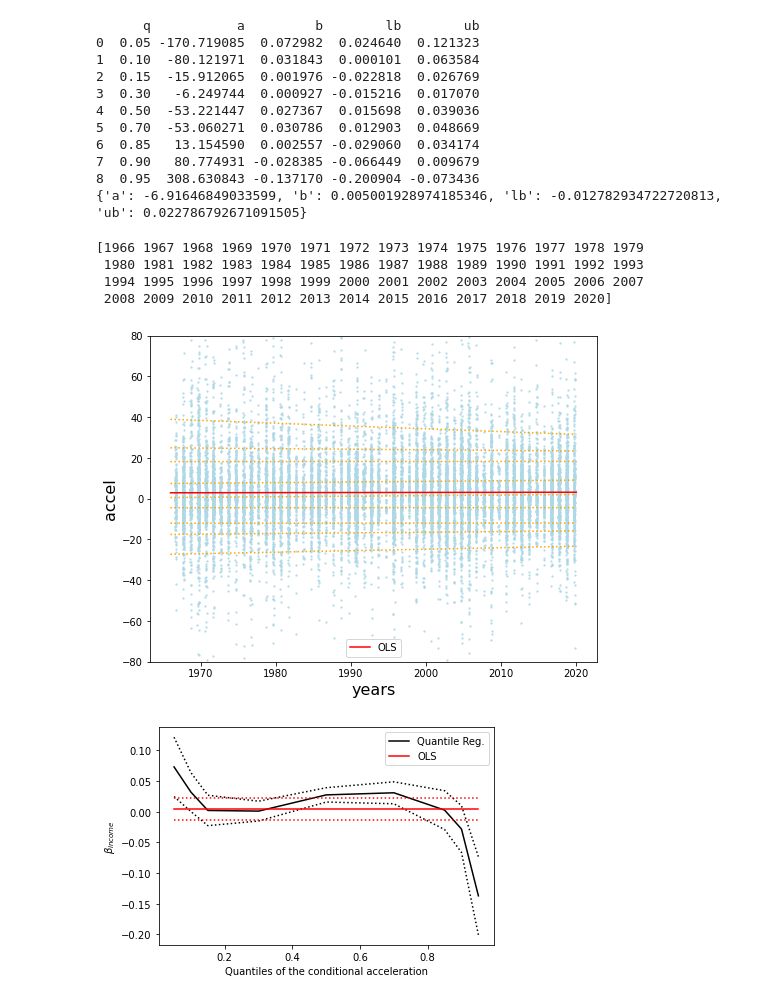
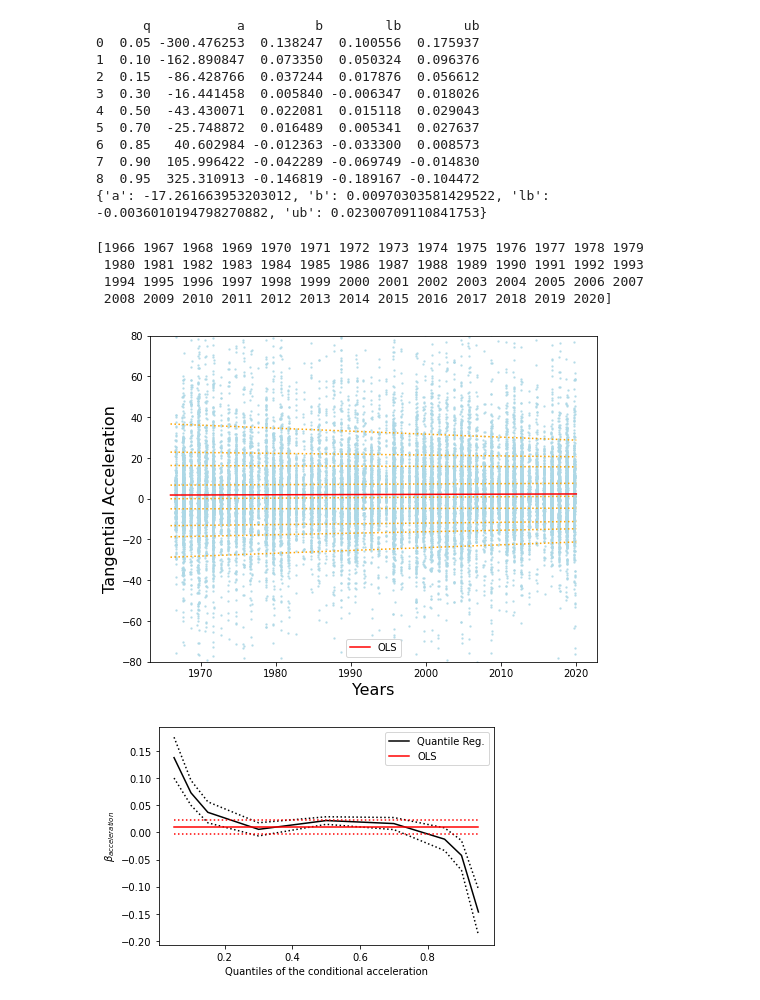
Before and after one commit to aiyyer/tcaccel, a Jupyter notebook: trend/python/qr.ipynb, the cells around one changed output. Cells and saved outputs as stored; diff of their text form; code cells hidden in the pictures.

```diff
--- a/trend/python/qr.ipynb
+++ b/trend/python/qr.ipynb
@@ -8,7 +8,18 @@ import statsmodels.formula.api as smf
 import matplotlib.pyplot as plt
 
 
-fileName = './yearly_tang.nc'
+
+# entire ATL
+#fileName = 'tang_ASO_atl_0_90.nc'
+#output1 = "tang_scatter_ASO_atl_0_90.png"
+#output2 = "beta_ASO_atl_0_90.png"
+
+# 20-40N
+fileName = 'tang_ASO_atl_20_40.nc'
+output1 = "tang_scatter_ASO_atl_20_40.png"
+output2 = "beta_ASO_atl_20_40.png"
+
+
 ds = xr.open_dataset(fileName)
 print(ds)
 # %% [output]
@@ -136,16 +147,16 @@ print(models)
 print(ols)
 # %% [output]
       q           a         b        lb        ub
-0  0.05 -170.719085  0.072982  0.024640  0.121323
-1  0.10  -80.121971  0.031843  0.000101  0.063584
-2  0.15  -15.912065  0.001976 -0.022818  0.026769
-3  0.30   -6.249744  0.000927 -0.015216  0.017070
-4  0.50  -53.221447  0.027367  0.015698  0.039036
-5  0.70  -53.060271  0.030786  0.012903  0.048669
-6  0.85   13.154590  0.002557 -0.029060  0.034174
-7  0.90   80.774931 -0.028385 -0.066449  0.009679
-8  0.95  308.630843 -0.137170 -0.200904 -0.073436
-{'a': -6.91646849033599, 'b': 0.005001928974185346, 'lb': -0.012782934722720813, 'ub': 0.022786792671091505}
+0  0.05 -300.476253  0.138247  0.100556  0.175937
+1  0.10 -162.890847  0.073350  0.050324  0.096376
+2  0.15  -86.428766  0.037244  0.017876  0.056612
+3  0.30  -16.441458  0.005840 -0.006347  0.018026
+4  0.50  -43.430071  0.022081  0.015118  0.029043
+5  0.70  -25.748872  0.016489  0.005341  0.027637
+6  0.85   40.602984 -0.012363 -0.033300  0.008573
+7  0.90  105.996422 -0.042289 -0.069749 -0.014830
+8  0.95  325.310913 -0.146819 -0.189167 -0.104472
+{'a': -17.261663953203012, 'b': 0.00970303581429522, 'lb': -0.0036010194798270882, 'ub': 0.02300709110841753}
 # %%
 #x = np.arange(df.years.min(), df.years.max(), 50)
 
@@ -163,33 +174,35 @@ for i in range(models.shape[0]):
 
 y = get_y(ols['a'], ols['b'])
 
-ax.plot(x, y, color='red', label='OLS')
 
 colors = np.random.rand(1502)
-ax.scatter(df.years, df.accel, color='lightblue', s=2,alpha=.7)
+ax.scatter(df.years, df.accel, s=2, color='lightblue',alpha=.7)
+ax.plot(x, y, color='red', label='OLS')
 
 #ax.set_xlim((240, 3000))
 ax.set_ylim((-80, 80))
 legend = ax.legend()
-ax.set_xlabel('years', fontsize=16)
-ax.set_ylabel('accel', fontsize=16);
+ax.set_xlabel('Years', fontsize=16)
+ax.set_ylabel('Tangential Acceleration', fontsize=16);
+plt.savefig(output1)
 # %% [output]
 [1966 1967 1968 1969 1970 1971 1972 1973 1974 1975 1976 1977 1978 1979
  1980 1981 1982 1983 1984 1985 1986 1987 1988 1989 1990 1991 1992 1993
  1994 1995 1996 1997 1998 1999 2000 2001 2002 2003 2004 2005 2006 2007
  2008 2009 2010 2011 2012 2013 2014 2015 2016 2017 2018 2019 2020]
-[figure, old version]
+[figure, new version]
 # %%
 n = models.shape[0]
 p1 = plt.plot(models.q, models.b, color='black', label='Quantile Reg.')
 p2 = plt.plot(models.q, models.ub, linestyle='dotted', color='black')
 p3 = plt.plot(models.q, models.lb, linestyle='dotted', color='black')
 p4 = plt.plot(models.q, [ols['b']] * n, color='red', label='OLS')
 p5 = plt.plot(models.q, [ols['lb']] * n, linestyle='dotted', color='red')
 p6 = plt.plot(models.q, [ols['ub']] * n, linestyle='dotted', color='red')
-plt.ylabel(r'$\beta_{income}$')
+plt.ylabel(r'$\beta_{acceleration}$')
 plt.xlabel('Quantiles of the conditional acceleration')
 plt.legend()
-plt.show()
+#plt.show()
+plt.savefig("beta_ASO_atl_0_90.png")
 # %% [output]
-[figure, old version]
+[figure, new version]
```
Also changed, not shown: parts of 5 cells of this notebook, 1 other file.
